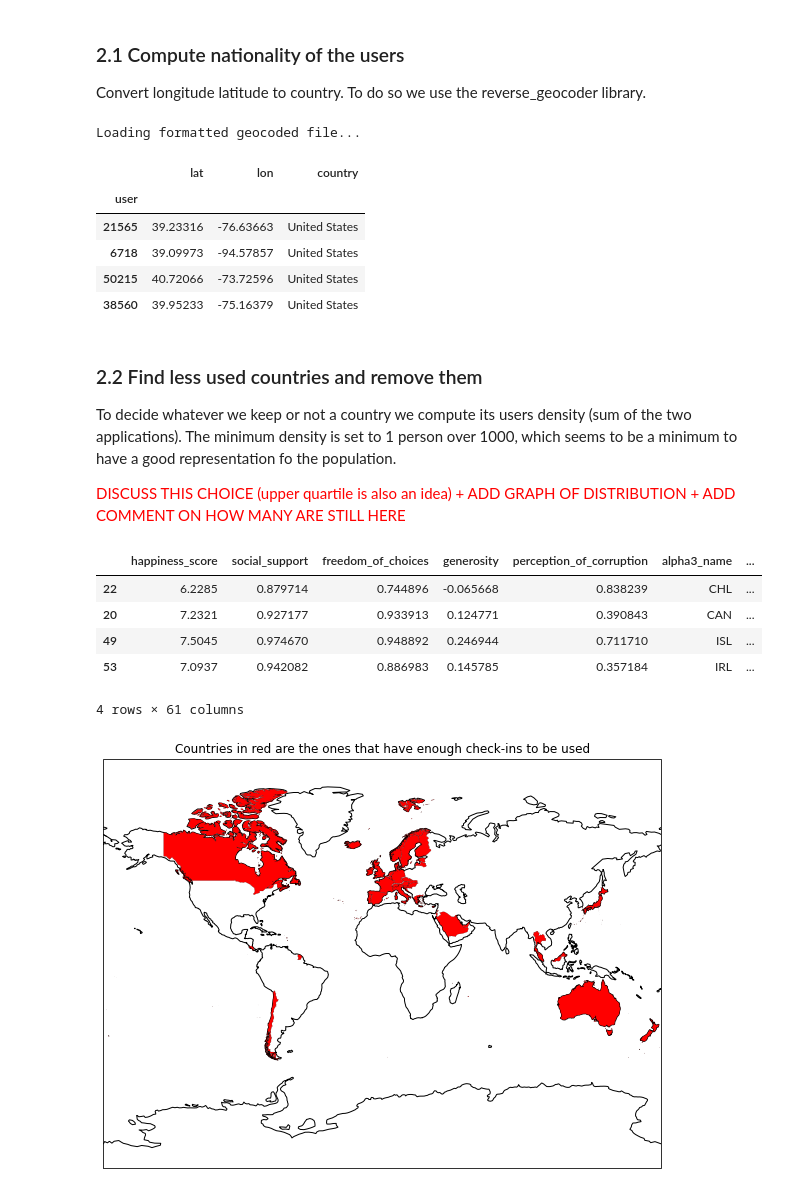
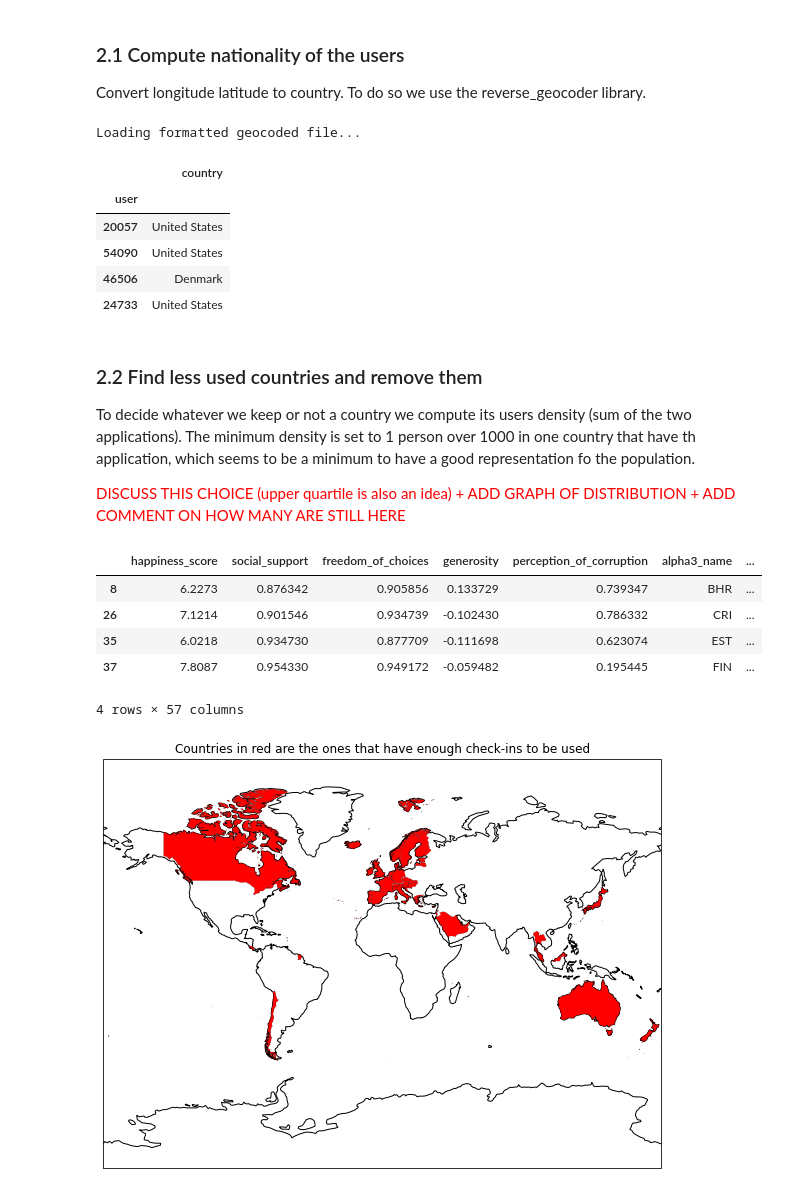
Before and after one commit to asreva/ada-2020-project-milestone-p3-p3_ada-dream-team, a Jupyter notebook: friendship_and_home_position.ipynb, the cells around one changed output. Saved outputs shown, nothing was run; the diff lists cells and outputs as text; code cells hidden in the pictures.

```diff
--- a/friendship_and_home_position.ipynb
+++ b/friendship_and_home_position.ipynb
@@ -455,24 +455,24 @@ bright_home_complete['country'] = bright_home_complete.cc.apply(lambda cc: alpha
 gowalla_home_complete['country'] = gowalla_home_complete.cc.apply(lambda cc: alpha2_to_country(cc))
 
 #Remove the useless columns
-TO_REMOVE = ["name","admin1","admin2","cc"]
-bright_home_complete = bright_home_complete.drop(columns = TO_REMOVE)
-gowalla_home_complete = gowalla_home_complete.drop(columns = TO_REMOVE)
+TO_REMOVE = ["name","admin1","admin2","cc","lat","lon"]
+bright_nat = bright_home_complete.drop(columns = TO_REMOVE)
+gowalla_nat = gowalla_home_complete.drop(columns = TO_REMOVE)
 
 #Sample dataframe to analyze and verify structure
-bright_home_complete.sample(4)
-#gowalla_home_complete.sample(4)
+bright_nat.sample(4)
+#gowalla_nat.sample(4)
 # %% [output]
 Loading formatted geocoded file...
-|  | lat | lon | country |
-| user |  |  |  |
-| 21565 | 39.23316 | -76.63663 | United States |
-| 6718 | 39.09973 | -94.57857 | United States |
-| 50215 | 40.72066 | -73.72596 | United States |
-| 38560 | 39.95233 | -75.16379 | United States |
+|  | country |
+| user |  |
+| 20057 | United States |
+| 54090 | United States |
+| 46506 | Denmark |
+| 24733 | United States |
 # %% [markdown]
 ### 2.2 Find less used countries and remove them
-To decide whatever we keep or not a country we compute its users density (sum of the two applications). The minimum density is set to 1 person over 1000, which seems to be a minimum to have a good representation fo the population.
+To decide whatever we keep or not a country we compute its users density (sum of the two applications). The minimum density is set to 1 person over 1000 in one country that have th application, which seems to be a minimum to have a good representation fo the population.
 
 <span style="color:red">DISCUSS THIS CHOICE (upper quartile is also an idea) + ADD GRAPH OF DISTRIBUTION + ADD COMMENT ON HOW MANY ARE STILL HERE</span>
 # %%
@@ -480,38 +480,42 @@ To decide whatever we keep or not a country we compute its users density (sum of
 MIN_DENSITY = 1e-5
 
 #Count the users of each country
 bright_countries_count = bright_home_complete.country.value_counts()
 gowalla_countries_count = gowalla_home_complete.country.value_counts()
 
 #Do a safety guard
 countries_features_temp = countries_features
 
 #Add the number of users to the countries features
 countries_features_temp = countries_features_temp.merge(bright_countries_count, left_on = "country", right_index = True, how = "left")
 countries_features_temp = countries_features_temp.rename(columns = {"country_x":"country"})
 countries_features_temp = countries_features_temp.rename(columns = {"country_y":"bright_count"})
 countries_features_temp = countries_features_temp.merge(gowalla_countries_count, left_on = "country", right_index = True, how = "left")
 countries_features_temp = countries_features_temp.rename(columns = {"country_x":"country"})
 countries_features_temp = countries_features_temp.rename(columns = {"country_y":"gowalla_count"})
 #Replace the NaN values to 0
 countries_features_temp = countries_features_temp.fillna(0)
 
 #Sum the users of each application
 countries_features_temp["users"] = countries_features_temp["bright_count"] + countries_features_temp["gowalla_count"]
 #Compute the density of users in the population
 countries_features_temp["density users"] = countries_features_temp["users"]/(countries_features_temp["Population in thousands (2017)"]*1000)
 
 #keep only the countries that have a minimum density of users
 countries_features_temp = countries_features_temp[countries_features_temp["density users"] > MIN_DENSITY]
 
+#Remove the useless columns
+TO_REMOVE = ["bright_count", "gowalla_count","users","density users"]
+countries_features_clean = countries_features_temp.drop(columns = TO_REMOVE)
+
 #Sample dataframe to analyze and verify structure
-countries_features_temp.sample(4)
+countries_features_clean.sample(4)
 # %% [output]
 |  | happiness_score | social_support | freedom_of_choices | generosity | perception_of_corruption | alpha3_name | ... |
-| 22 | 6.2285 | 0.879714 | 0.744896 | -0.065668 | 0.838239 | CHL | ... |
-| 20 | 7.2321 | 0.927177 | 0.933913 | 0.124771 | 0.390843 | CAN | ... |
-| 49 | 7.5045 | 0.974670 | 0.948892 | 0.246944 | 0.711710 | ISL | ... |
-| 53 | 7.0937 | 0.942082 | 0.886983 | 0.145785 | 0.357184 | IRL | ... |
+| 8 | 6.2273 | 0.876342 | 0.905856 | 0.133729 | 0.739347 | BHR | ... |
+| 26 | 7.1214 | 0.901546 | 0.934739 | -0.102430 | 0.786332 | CRI | ... |
+| 35 | 6.0218 | 0.934730 | 0.877709 | -0.111698 | 0.623074 | EST | ... |
+| 37 | 7.8087 | 0.954330 | 0.949172 | -0.059482 | 0.195445 | FIN | ... |
-4 rows × 61 columns
+4 rows × 57 columns
 # %%
 #Add Alpha 3 just for the plot
```
Also changed, not shown: parts of 7 cells of this notebook.
